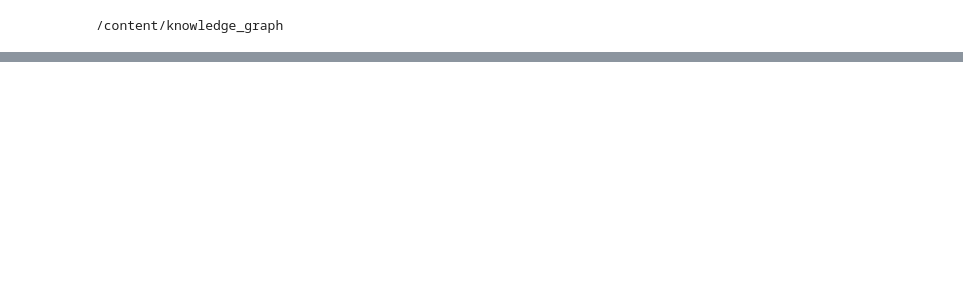
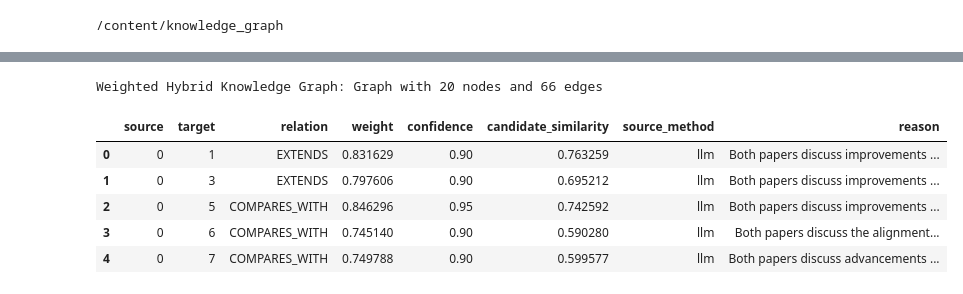
Before and after one commit to Voisan/ML-study, a Jupyter notebook: notebooks/main_pipeline.ipynb, the cells around one changed output, grey strips where cells are left out. Drawn from its saved outputs; the diff is of its cells as text; code cells hidden in the pictures; blank space fills up the shorter version.

```diff
--- a/notebooks/main_pipeline.ipynb
+++ b/notebooks/main_pipeline.ipynb
@@ -108,5 +215,5 @@ candidate_pairs[:5], len(candidate_pairs), len(llm_candidate_pairs)
 # %%
-# 6. Similarity Graph
-similarity_graph = build_similarity_graph(papers_df, candidate_pairs)
-save_graph_gexf(similarity_graph, Path(RESULTS_PATH) / "similarity_graph.gexf")
-print(similarity_graph)
+# 10. Embedding Similarity Graph
+embedding_graph = build_similarity_graph(papers_df, candidate_pairs)
+save_graph_graphml(embedding_graph, RESULTS_PATH / "embedding_graph.graphml")
+print("Embedding Similarity Graph:", embedding_graph)
@@ -171 +287,27 @@ print(hybrid_graph)
+# %%
+# 17. Weighted Hybrid Knowledge Graph
+if USE_LLM:
+    hybrid_graph = build_weighted_hybrid_graph(
+        papers_df,
+        embedding_graph,
+        llm_relations_filtered_df,
+        alpha=HYBRID_ALPHA,
+    )
+else:
+    hybrid_graph = embedding_graph.copy()
+
+save_graph_graphml(hybrid_graph, RESULTS_PATH / "hybrid_graph.graphml")
+save_dataframe(graph_to_nodes_df(hybrid_graph), RESULTS_PATH / "hybrid_nodes.csv")
+save_dataframe(graph_to_edges_df(hybrid_graph), RESULTS_PATH / "hybrid_edges.csv")
+
+print("Weighted Hybrid Knowledge Graph:", hybrid_graph)
+display(graph_to_edges_df(hybrid_graph).head())
+# %% [output]
+Weighted Hybrid Knowledge Graph: Graph with 20 nodes and 66 edges
+|  | source | target | relation | weight | confidence | candidate_similarity | source_method | reason |
+| 0 | 0 | 1 | EXTENDS | 0.831629 | 0.90 | 0.763259 | llm | Both papers discuss improvements ... |
+| 1 | 0 | 3 | EXTENDS | 0.797606 | 0.90 | 0.695212 | llm | Both papers discuss improvements ... |
+| 2 | 0 | 5 | COMPARES_WITH | 0.846296 | 0.95 | 0.742592 | llm | Both papers discuss improvements ... |
+| 3 | 0 | 6 | COMPARES_WITH | 0.745140 | 0.90 | 0.590280 | llm | Both papers discuss the alignment... |
+| 4 | 0 | 7 | COMPARES_WITH | 0.749788 | 0.90 | 0.599577 | llm | Both papers discuss advancements ... |
 # %%
```
Also changed, not shown: parts of 26 cells of this notebook.
